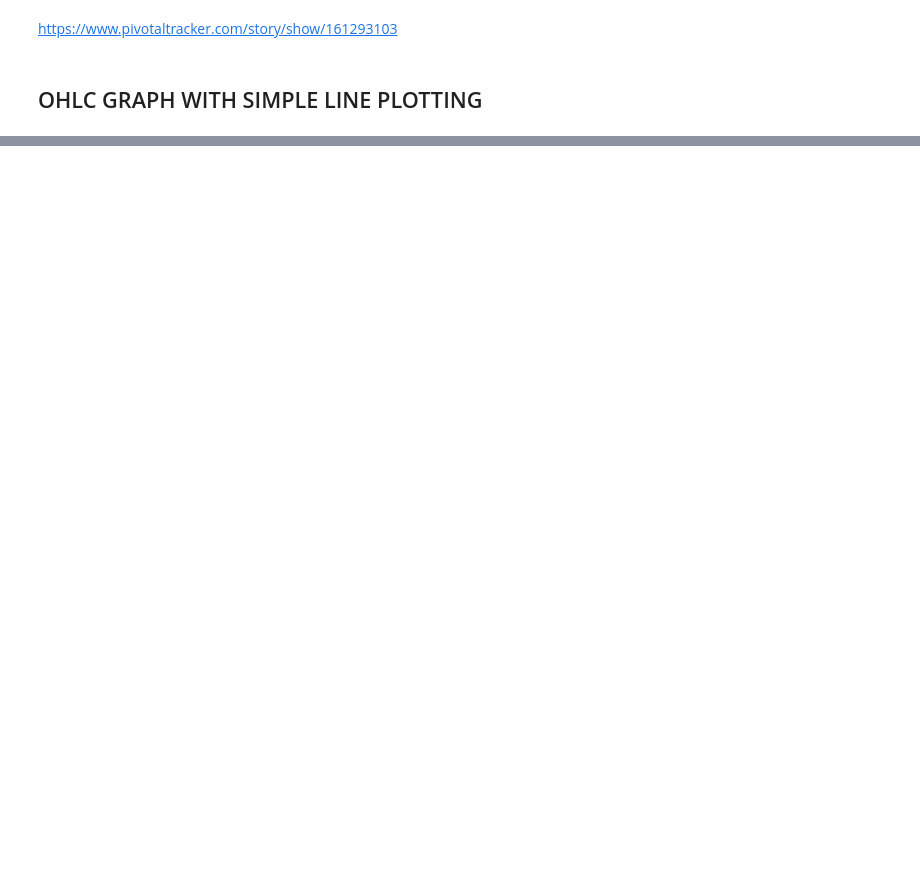
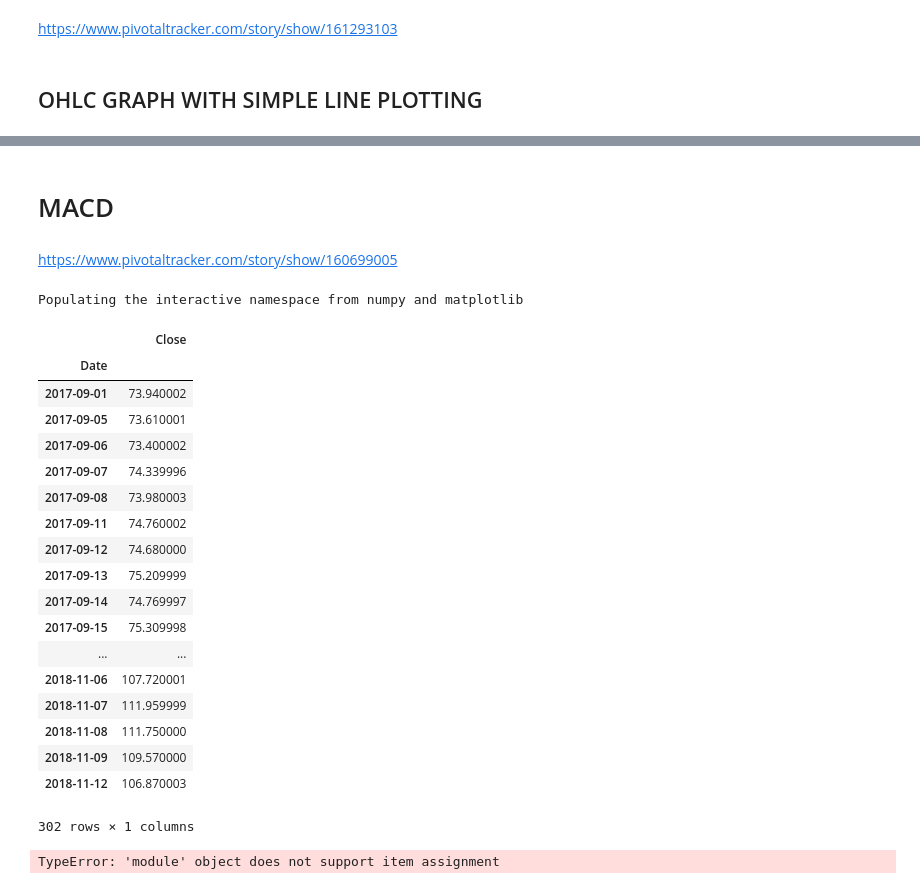
Before and after one commit to advi1993/DataScience-Jupyter, a Jupyter notebook: stock_data.ipynb, the cells around one changed output, grey strips where cells are left out. Saved outputs shown, nothing was run; the diff lists cells and outputs as text; code cells hidden in the pictures; blank space fills up the shorter version.

```diff
--- a/stock_data.ipynb
+++ b/stock_data.ipynb
@@ -440,0 +447,55 @@ Populating the interactive namespace from numpy and matplotlib
+# %% [markdown]
+# MACD
+# %% [markdown]
+https://www.pivotaltracker.com/story/show/160699005
+# %%
+import pandas as pd
+pd.core.common.is_list_like=pd.api.types.is_list_like
+from pandas_datareader import data as web
+import fix_yahoo_finance as yf
+import datetime as dt
+import matplotlib.pyplot as plt
+import matplotlib.ticker as mticker
+from mpl_finance import candlestick_ohlc
+import matplotlib.dates as mdates
+import datetime as dt
+%matplotlib inline
+%pylab inline
+
+#start=dt.datetime(2017,9,1)
+#end=dt.datetime.today().strftime('%Y-%m-%d')
+#web=yf.download("MSFT",start,end)
+#web_close=pd.DataFrame(web.Close)
+display(web_close)
+web['26 ema'] = web_close.ewm(com=26).mean()
+web['12 ema'] = web_close.ewm(com=12).mean()
+
+#print (web['26 ema'],web['12 ema'])
+web['MACD'] = (web['12 ema'] - web['26 ema'])
+print(web['MACD'])
+pylab.rcParams['figure.figsize'] = (20, 9)
+
+plt.plot(web['MACD'],label='MACD')
+plt.legend(loc=2)
+# %% [output]
+Populating the interactive namespace from numpy and matplotlib
+|  | Close |
+| Date |  |
+| 2017-09-01 | 73.940002 |
+| 2017-09-05 | 73.610001 |
+| 2017-09-06 | 73.400002 |
+| 2017-09-07 | 74.339996 |
+| 2017-09-08 | 73.980003 |
+| 2017-09-11 | 74.760002 |
+| 2017-09-12 | 74.680000 |
+| 2017-09-13 | 75.209999 |
+| 2017-09-14 | 74.769997 |
+| 2017-09-15 | 75.309998 |
+| ... | ... |
+| 2018-11-06 | 107.720001 |
+| 2018-11-07 | 111.959999 |
+| 2018-11-08 | 111.750000 |
+| 2018-11-09 | 109.570000 |
+| 2018-11-12 | 106.870003 |
+302 rows × 1 columns
+TypeError: 'module' object does not support item assignment
```
Also changed, not shown: parts of 10 cells of this notebook.
